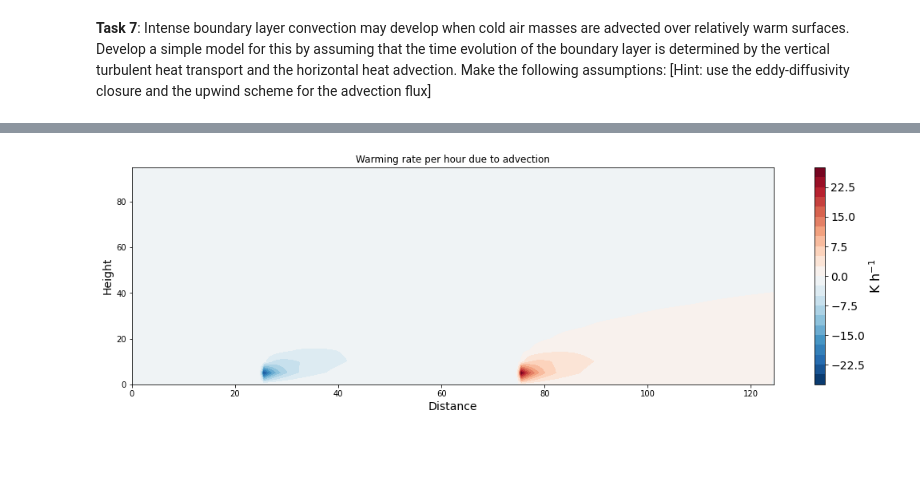
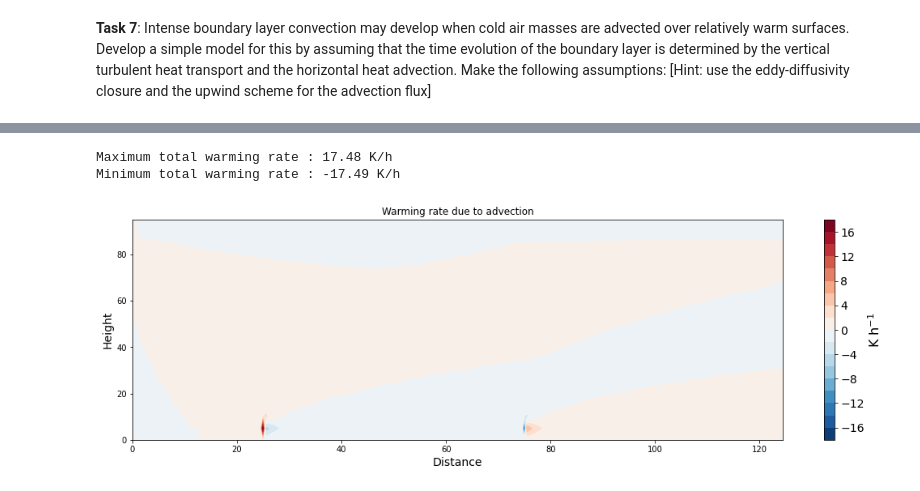
Before and after one commit to sauterto/climate_modelling, a Jupyter notebook: docs/solution_nb_advection.ipynb, the cells around one changed output, grey strips where cells are left out. Saved outputs shown, nothing was run; the diff lists cells and outputs as text; code cells hidden in the pictures; blank space fills up the shorter version.

```diff
--- a/docs/solution_nb_advection.ipynb
+++ b/docs/solution_nb_advection.ipynb
@@ -373,6 +400,7 @@ def boundary_layer_evolution(u, K, dx, dz, Nx, Nz, hours, dt):
     return theta, cov, adv, c, d, np.arange(0, Nx*dx, dx), np.arange(0, Nz*dz, dz)
 # %%
-theta, cov, adv, c, d, x, z = boundary_layer_evolution(u=5, K=0.02, dx=500, dz=5, Nx=250, Nz=20, hours=10, dt=75)
+# Run the model
+theta, cov, adv, c, d, x, z = boundary_layer_evolution(u=5, K=0.02, dx=500, dz=5, Nx=250, Nz=20, hours=20, dt=75)
 # %%
 # Create 2D plot for the covariance
 ax = make_plot(theta, x=x/1000, z=z, levels=21, title='Heat flux', unit='W m$^{-2}$',
@@ -395,7 +434,13 @@ ax = make_plot((cov[:,:]/5)*3600, x=x/1000, z=z, levels=21, title='Warming rate
 # %%
-# Create 2D plot for the covariance
-ax = make_plot(adv*3600, x=x/1000, z=z, levels=21, title='Warming rate per hour due to advection',
+# Plot the total warming rate
+ax = make_plot((adv*3600)+(cov*3600), x=x/1000, z=z, levels=21,
+               title='Warming rate due to advection',
                unit='K h$^{-1}$',
                xlab='Distance', zlab='Height', cmap='RdBu_r')
+
+print('Maximum total warming rate : {:.2f} K/h'.format(np.max((cov*3600)+(adv*3600))))
+print('Minimum total warming rate : {:.2f} K/h'.format(np.min((cov*3600)+(adv*3600))))
 # %% [output]
+Maximum total warming rate : 17.48 K/h
+Minimum total warming rate : -17.49 K/h
-[figure, old version]
+[figure, new version]
```
Also changed, not shown: parts of 10 cells of this notebook, 44 other files.
